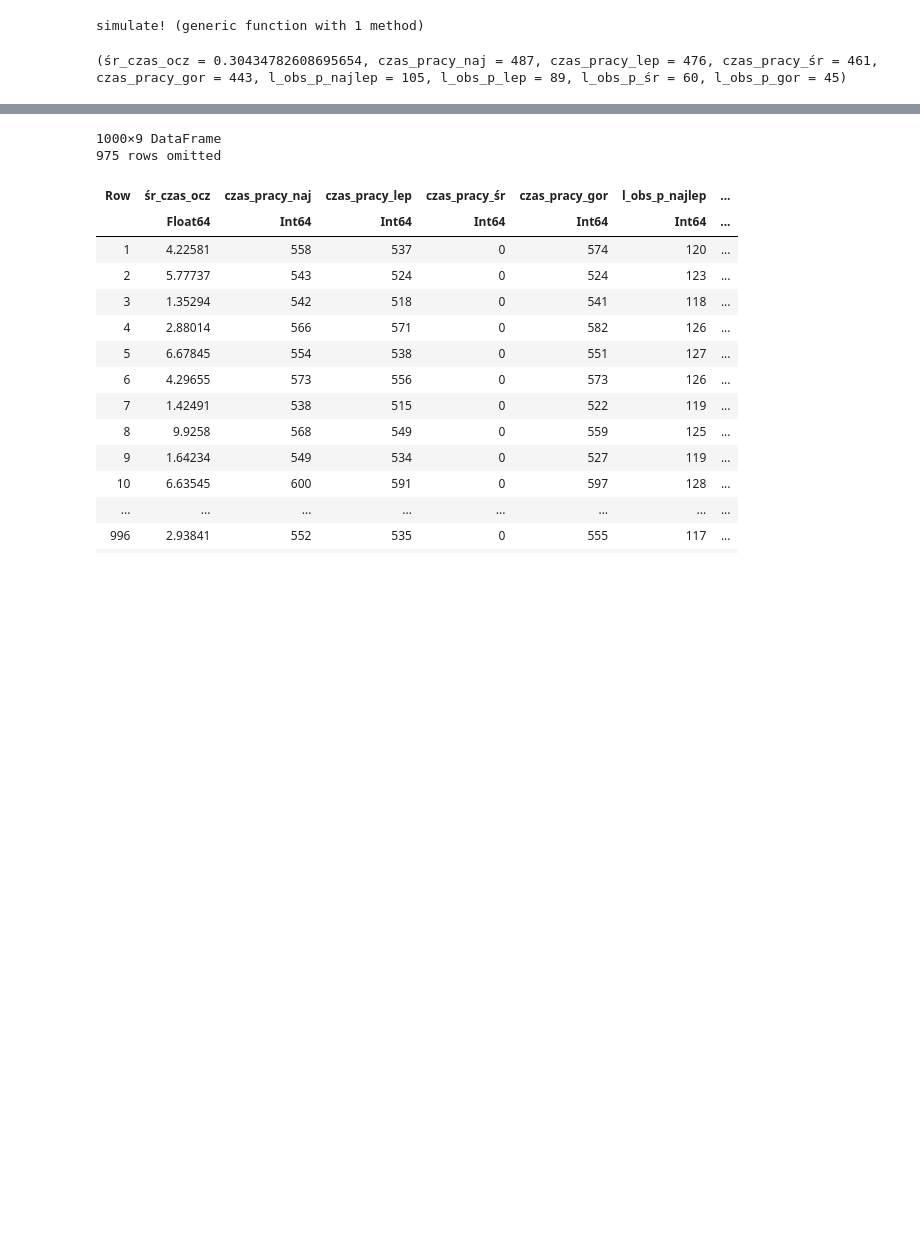
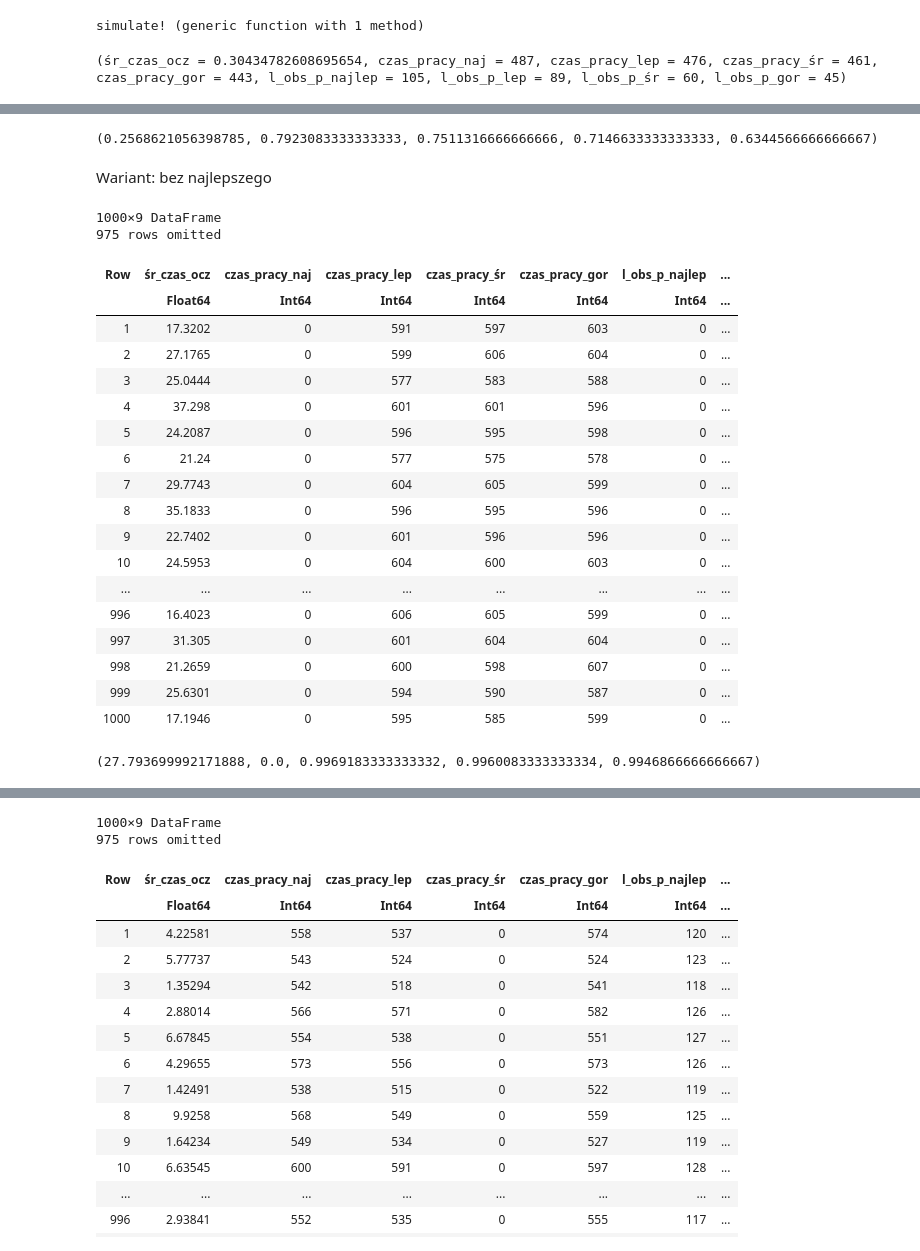
Before and after one commit to bperkowska/ZMS, a Jupyter notebook: Kod-do-raportu-końcowego_nowe_rozkłady.ipynb, the cells around one changed output, grey strips where cells are left out. Saved outputs shown, nothing was run; the diff lists cells and outputs as text; code cells hidden in the pictures; blank space fills up the shorter version.

```diff
--- a/Kod-do-raportu-końcowego_nowe_rozkłady.ipynb
+++ b/Kod-do-raportu-końcowego_nowe_rozkłady.ipynb
@@ -316,0 +337,39 @@ simulate!(model)
+# %%
+# Wykorzystanie stanowiska
+
+mean(df.śr_czas_ocz),mean(df.czas_pracy_naj)/(60*10), mean(df.czas_pracy_lep)/(60*10), mean(df.czas_pracy_śr)/(60*10), mean(df.czas_pracy_gor)/(60*10)
+# %% [output]
+(0.2568621056398785, 0.7923083333333333, 0.7511316666666666, 0.7146633333333333, 0.6344566666666667)
+# %% [markdown]
+Wariant: bez najlepszego
+# %%
+# 1000 symulacji całego dnia pracy
+
+Random.seed!(1)
+
+df = DataFrame(
+    simulate!(CallCenter(czasy_najlepszego = czasy_najlepszego, czasy_lepszego = czasy_lepszego, czasy_średniego = czasy_średniego, czasy_gorszego = czasy_gorszego,
+                        przybycie_klienta_rano =przybycie_klienta_rano, przybycie_klienta_popołudnie=przybycie_klienta_popołudnie,
+                        najlepszy = false, lepszy = true, średni = true, gorszy = true))
+    for n in 1:1000)
+# %% [output]
+1000×9 DataFrame
+975 rows omitted
+| Row | śr_czas_ocz | czas_pracy_naj | czas_pracy_lep | czas_pracy_śr | czas_pracy_gor | l_obs_p_najlep | ... |
+|  | Float64 | Int64 | Int64 | Int64 | Int64 | Int64 | ... |
+| 1 | 17.3202 | 0 | 591 | 597 | 603 | 0 | ... |
+| 2 | 27.1765 | 0 | 599 | 606 | 604 | 0 | ... |
+| 3 | 25.0444 | 0 | 577 | 583 | 588 | 0 | ... |
+| 4 | 37.298 | 0 | 601 | 601 | 596 | 0 | ... |
+| 5 | 24.2087 | 0 | 596 | 595 | 598 | 0 | ... |
+| 6 | 21.24 | 0 | 577 | 575 | 578 | 0 | ... |
+| 7 | 29.7743 | 0 | 604 | 605 | 599 | 0 | ... |
+| 8 | 35.1833 | 0 | 596 | 595 | 596 | 0 | ... |
+| 9 | 22.7402 | 0 | 601 | 596 | 596 | 0 | ... |
+| 10 | 24.5953 | 0 | 604 | 600 | 603 | 0 | ... |
+| ... | ... | ... | ... | ... | ... | ... | ... |
+| 996 | 16.4023 | 0 | 606 | 605 | 599 | 0 | ... |
+| 997 | 31.305 | 0 | 601 | 604 | 604 | 0 | ... |
+| 998 | 21.2659 | 0 | 600 | 598 | 607 | 0 | ... |
+| 999 | 25.6301 | 0 | 594 | 590 | 587 | 0 | ... |
+| 1000 | 17.1946 | 0 | 595 | 585 | 599 | 0 | ... |
@@ -316,0 +380,6 @@ simulate!(model)
+# %%
+# Wykorzystanie stanowiska
+
+mean(df.śr_czas_ocz),mean(df.czas_pracy_naj)/(60*10), mean(df.czas_pracy_lep)/(60*10), mean(df.czas_pracy_śr)/(60*10), mean(df.czas_pracy_gor)/(60*10)
+# %% [output]
+(27.793699992171888, 0.0, 0.9969183333333332, 0.9960083333333334, 0.9946866666666667)
```
Also changed, not shown: parts of 21 cells of this notebook.
